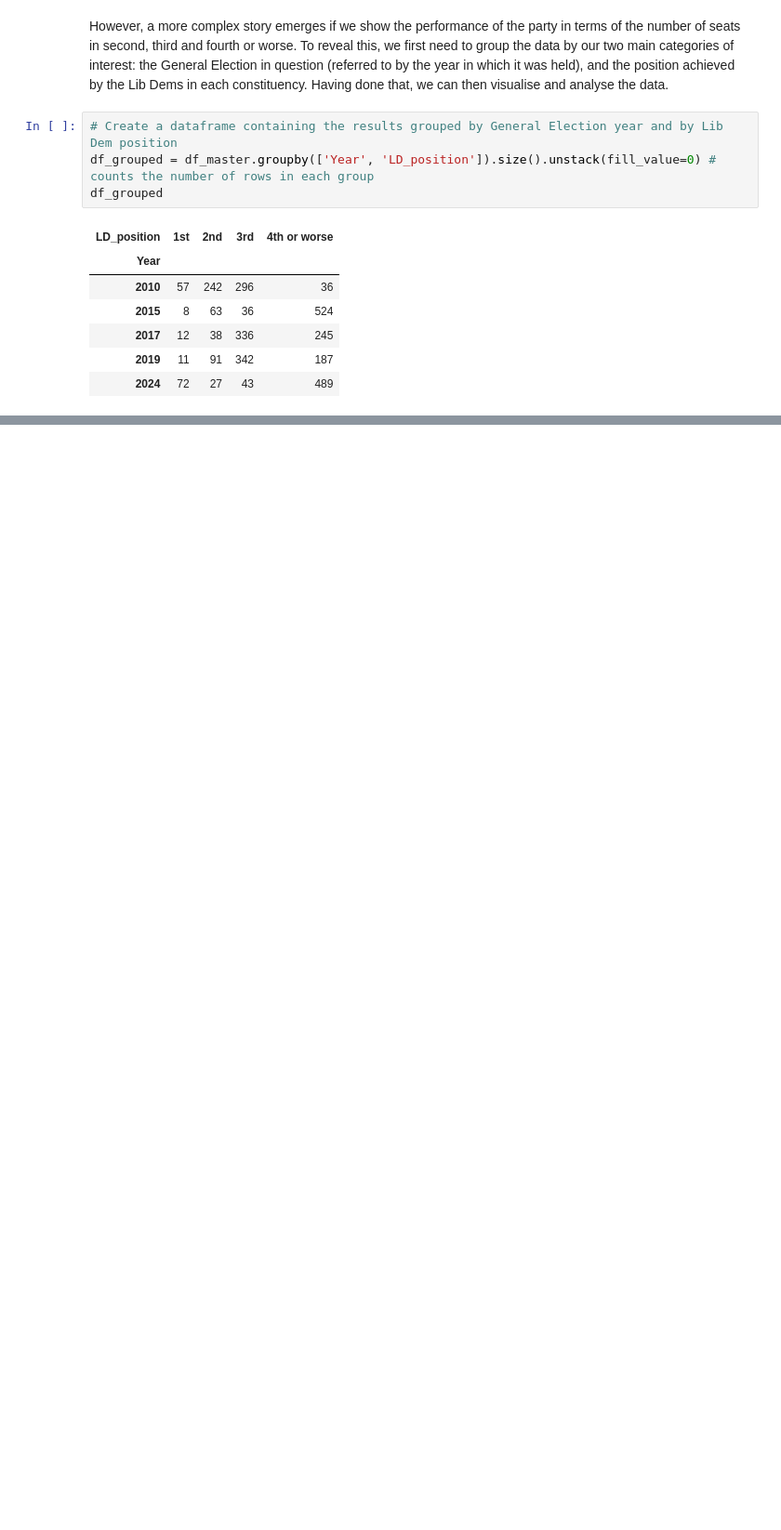
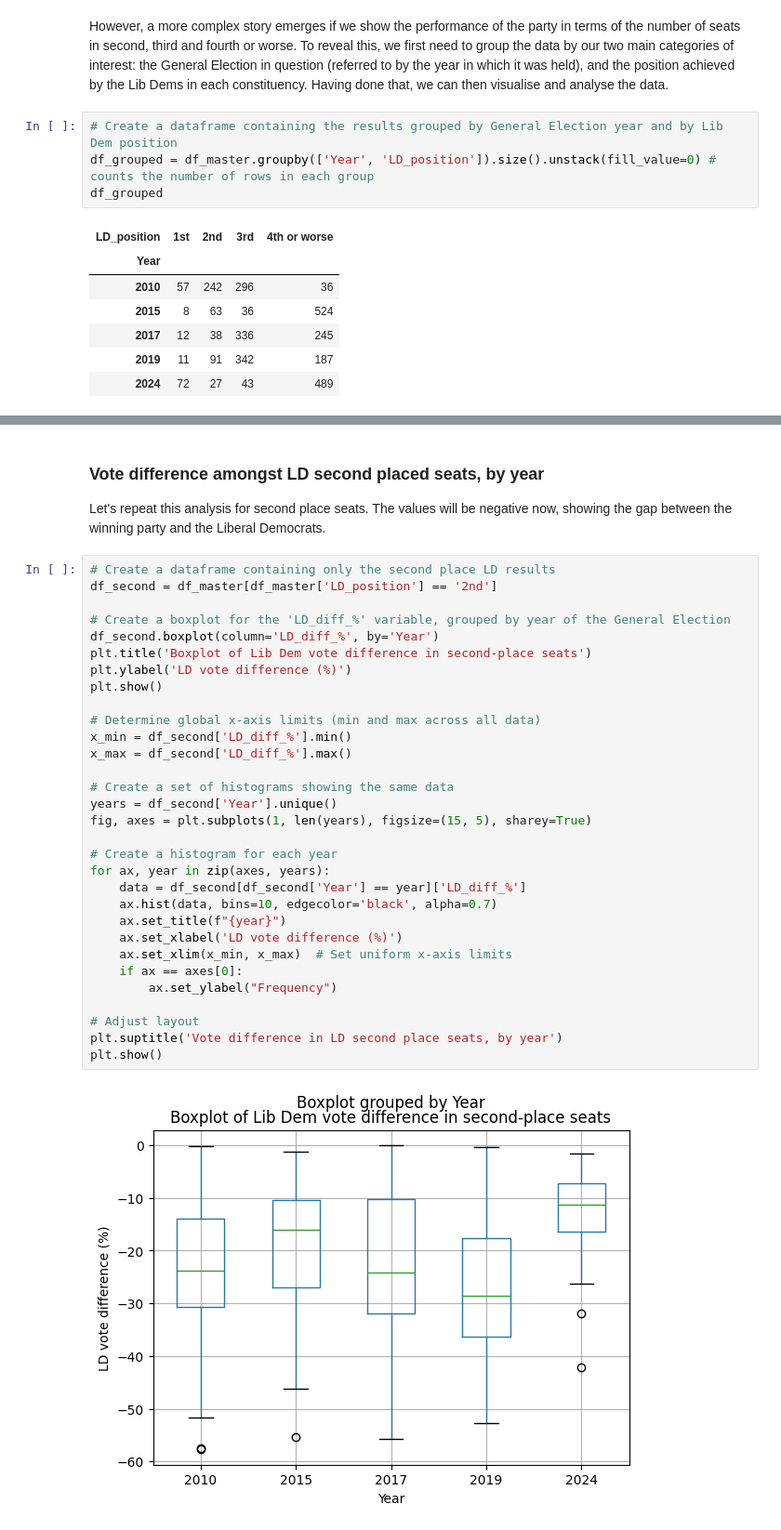
Before and after one commit to lintywilliams/EC-Assessment-1, a Jupyter notebook: wrangling.ipynb, the cells around one changed output, grey strips where cells are left out. Shown at 93% size. Cells and saved outputs as stored; diff of their text form; blank space fills up the shorter version.

```diff
--- a/wrangling.ipynb
+++ b/wrangling.ipynb
@@ -373,0 +414,37 @@ Plotting that value by position will demonstrate the strength and weakness of Li
+# %% [markdown]
+### Vote difference amongst LD second placed seats, by year
+
+Let's repeat this analysis for second place seats. The values will be negative now, showing the gap between the winning party and the Liberal Democrats.
+# %%
+# Create a dataframe containing only the second place LD results
+df_second = df_master[df_master['LD_position'] == '2nd']
+
+# Create a boxplot for the 'LD_diff_%' variable, grouped by year of the General Election
+df_second.boxplot(column='LD_diff_%', by='Year')
+plt.title('Boxplot of Lib Dem vote difference in second-place seats')
+plt.ylabel('LD vote difference (%)')
+plt.show()
+
+# Determine global x-axis limits (min and max across all data)
+x_min = df_second['LD_diff_%'].min()
+x_max = df_second['LD_diff_%'].max()
+
+# Create a set of histograms showing the same data
+years = df_second['Year'].unique()
+fig, axes = plt.subplots(1, len(years), figsize=(15, 5), sharey=True)
+
+# Create a histogram for each year
+for ax, year in zip(axes, years):
+    data = df_second[df_second['Year'] == year]['LD_diff_%']
+    ax.hist(data, bins=10, edgecolor='black', alpha=0.7)
+    ax.set_title(f"{year}")
+    ax.set_xlabel('LD vote difference (%)')
+    ax.set_xlim(x_min, x_max)  # Set uniform x-axis limits
+    if ax == axes[0]:
+        ax.set_ylabel("Frequency")
+
+# Adjust layout
+plt.suptitle('Vote difference in LD second place seats, by year')
+plt.show()
+# %% [output]
+[figure, added]
```
Also changed, not shown: parts of 18 cells of this notebook, 5 other files.
